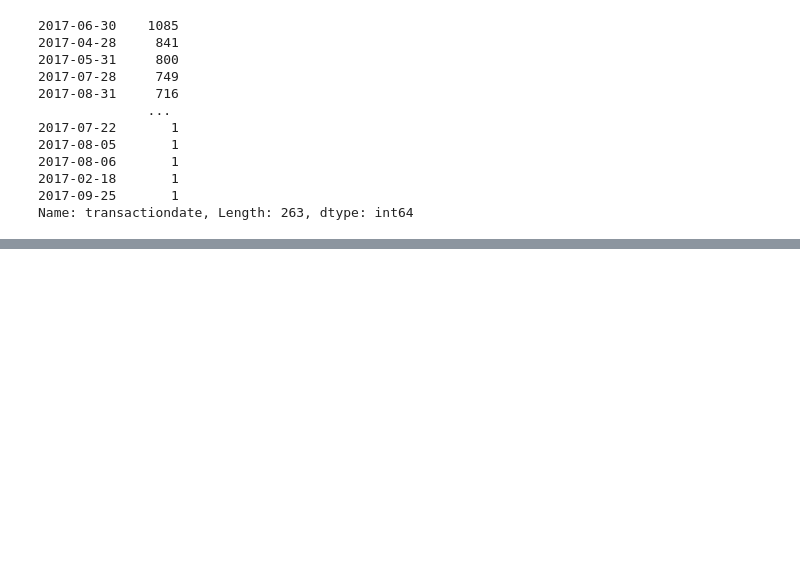
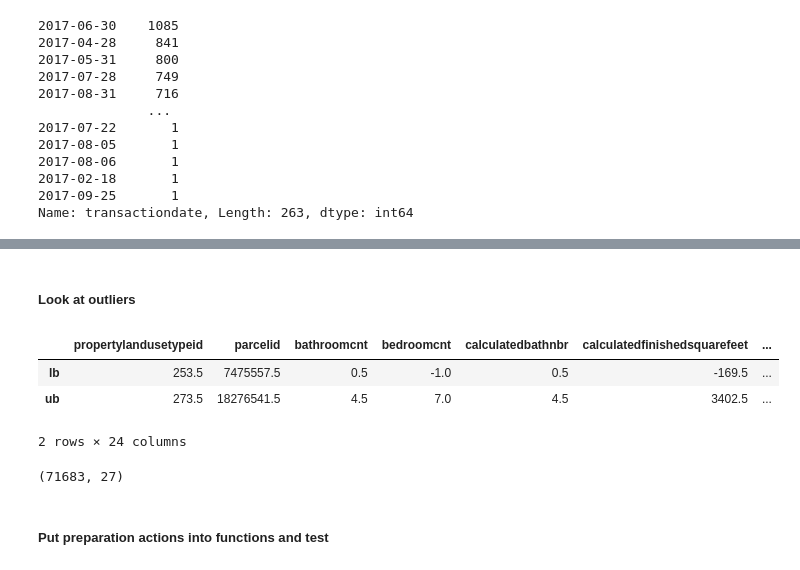
Before and after one commit to Cayt-Schlichting/zillow-clustering-project, a Jupyter notebook: wrangle.ipynb, the cells around one changed output, grey strips where cells are left out. Saved outputs shown, nothing was run; the diff lists cells and outputs as text; code cells hidden in the pictures; blank space fills up the shorter version.

```diff
--- a/wrangle.ipynb
+++ b/wrangle.ipynb
@@ -697,0 +709,19 @@ def only_single_unit(df):
+# %% [markdown]
+##### Look at outliers
+# %%
+bounds = utils.get_iqr_outlier_bounds(df)
+# %%
+bounds
+# %% [output]
+|  | propertylandusetypeid | parcelid | bathroomcnt | bedroomcnt | calculatedbathnbr | calculatedfinishedsquarefeet | ... |
+| lb | 253.5 | 7475557.5 | 0.5 | -1.0 | 0.5 | -169.5 | ... |
+| ub | 273.5 | 18276541.5 | 4.5 | 7.0 | 4.5 | 3402.5 | ... |
+2 rows × 24 columns
+# %%
+#trim outliers using IQR, only do outliers on these columns:
+#. ['bedroomcnt','calculatedbathnbr','calculatedfinishedsquarefeet', 'taxvaluedollarcnt','logerror']
+df.shape
+# %% [output]
+(71683, 27)
+# %% [markdown]
+##### Put preparation actions into functions and test
```
Also changed, not shown: parts of 13 cells of this notebook, 4 other files.
